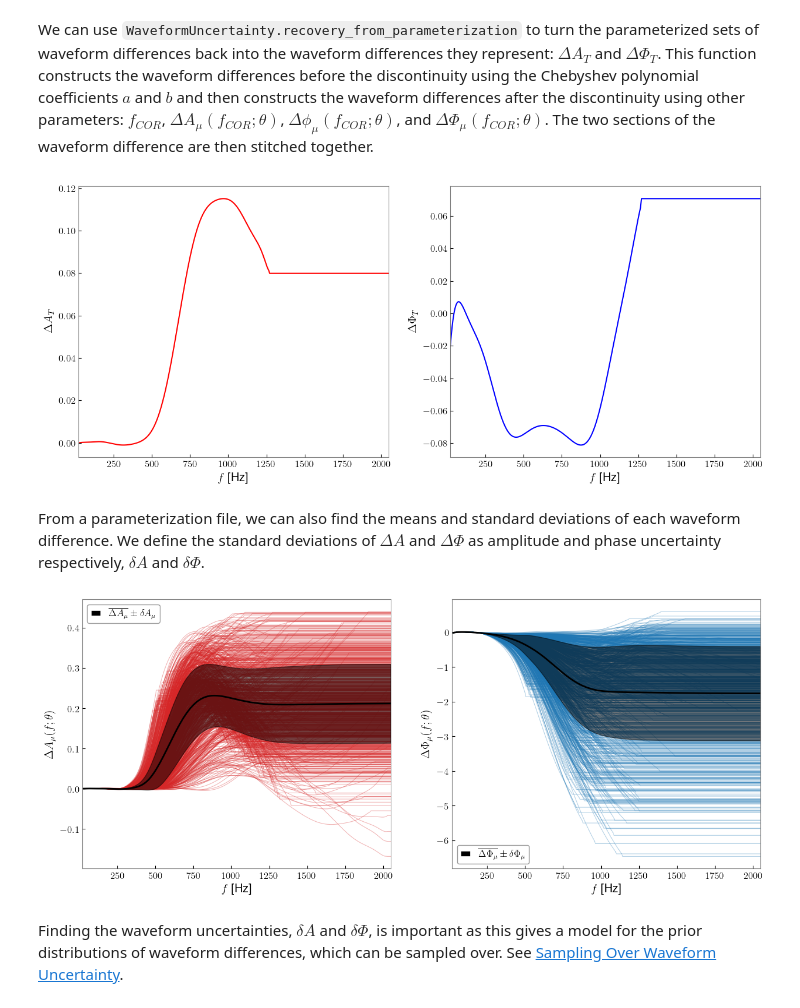
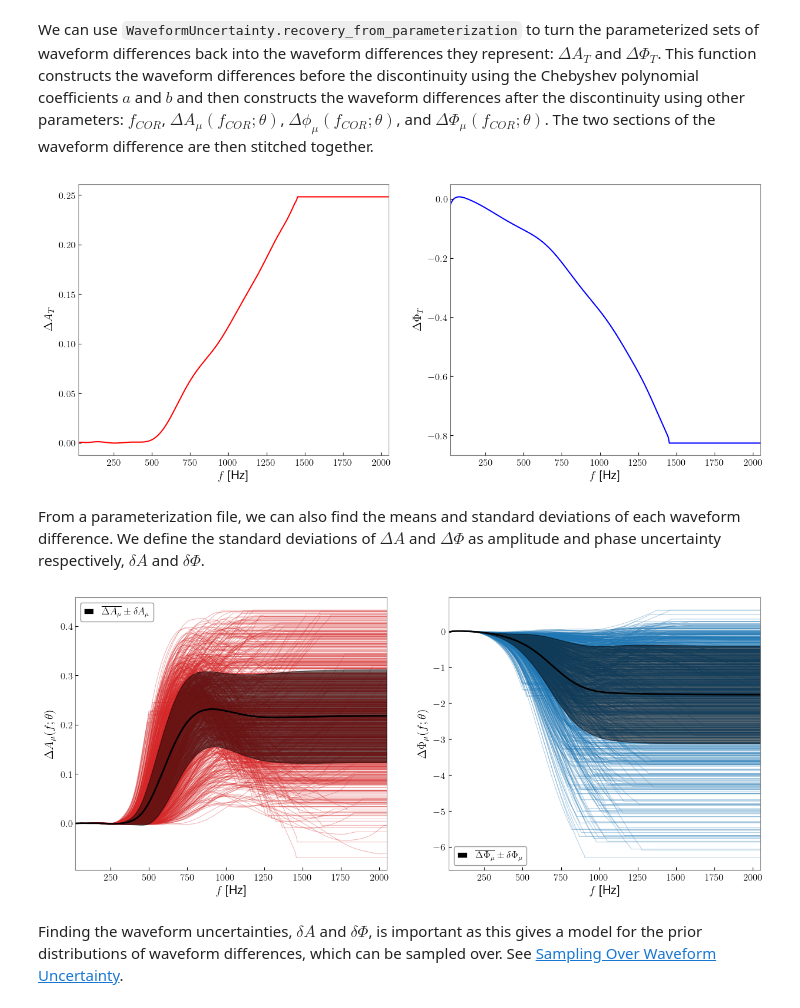
Before and after one commit to RyanSR71/waveform_uncertainty, a Jupyter notebook: docs/source/notebooks/Parameterization_Tutorial.ipynb, the cells around one changed output. Cells and saved outputs as stored; diff of their text form; code cells hidden in the pictures.

```diff
--- a/docs/source/notebooks/Parameterization_Tutorial.ipynb
+++ b/docs/source/notebooks/Parameterization_Tutorial.ipynb
@@ -23,41 +25,50 @@ We will first demonstrate how parameterized waveform differences are loaded in a
 # %%
-parameterization = np.load('/home/ryanmatthew.johnson/Waveform_Uncertainty/files/parameterization_nsamples_1000.npy',allow_pickle=True)
+# downloading the file and saving to a folder
+try:
+    os.mkdir('tutorial_files')
+except:
+    pass
+file = requests.get('https://github.com/RyanSR71/waveform_uncertainty/raw/main/files/parameterization_nsamples_1000.npy', allow_redirects=True)
+open("tutorial_files/parameterization_nsamples_1000.npy", 'wb').write(file.content)
+
+# loading the file
+parameterization = np.load("tutorial_files/parameterization_nsamples_1000.npy",allow_pickle=True)
 # %% [markdown]
 We can use `WaveformUncertainty.recovery_from_parameterization` to turn the parameterized sets of waveform differences back into the waveform differences they represent: $\Delta{A}_{T}$ and $\Delta\Phi_{T}$. This function constructs the waveform differences before the discontinuity using the Chebyshev polynomial coefficients $a$ and $b$ and then constructs the waveform differences after the discontinuity using other parameters: $f_{COR}$, $\Delta{A}_{\mu}(f_{COR};\theta)$, $\Delta\phi_{\mu}(f_{COR};\theta)$, and $\Delta\Phi_{\mu}(f_{COR};\theta)$. The two sections of the waveform difference are then stitched together.
 # %%
 # we can choose any index to recover up to the number of sample sets in the file; in this case, 1000
-index = 42
+index = random.randint(0,1000)
 
 # recovering the frequency grid
 frequency_grid = parameterization[index][1]
 
 # recovering a draw of waveform differences
 amplitude_difference_draw = wfu.recovery_from_parameterization('amplitude_difference',parameterization[index])
 residual_phase_difference_draw = wfu.recovery_from_parameterization('phase_difference',parameterization[index])
 
 # plotting
 fig,ax = plt.subplots(1,2,figsize=(15,6))
 
 # plotting the waveform differences
 ax[0].plot(frequency_grid,amplitude_difference_draw,color='red')
 ax[1].plot(frequency_grid,residual_phase_difference_draw,color='blue')
 
 # plot settings
 ax[0].grid(False)
 ax[0].set_xlabel(r'$f$'+' [Hz]')
 ax[0].set_ylabel(r'$\Delta{A}_{T}$')
 ax[0].tick_params(direction='in')
 ax[0].set_xlim(frequency_grid[0],frequency_grid[-1])
 
 ax[1].grid(False)
 ax[1].set_xlabel(r'$f$'+' [Hz]')
 ax[1].set_ylabel(r'$\Delta\Phi_{T}$')
 ax[1].tick_params(direction='in')
 ax[1].set_xlim(frequency_grid[0],frequency_grid[-1])
 
 plt.show()
 # %% [output]
-[figure, old version]
+[figure, new version]
 # %% [markdown]
 From a parameterization file, we can also find the means and standard deviations of each waveform difference.  We define the standard deviations of $\Delta{A}$ and $\Delta\Phi$ as amplitude and phase uncertainty respectively, $\delta{A}$ and $\delta\Phi$.
 # %%
@@ -98,7 +109,7 @@ ax[1].tick_params(direction='in')
 
 plt.show()
 # %% [output]
-[figure, old version]
+[figure, new version]
 # %% [markdown]
 Finding the waveform uncertainties, $\delta{A}$ and $\delta\Phi$, is important as this gives a model for the prior distributions of waveform differences, which can be sampled over. See [Sampling Over Waveform Uncertainty](https://waveformuncertainty.readthedocs.io/en/latest/notebooks/WFU_Sampling_Tutorial.html).
 # %% [markdown]
```
Also changed, not shown: parts of 9 cells of this notebook.
